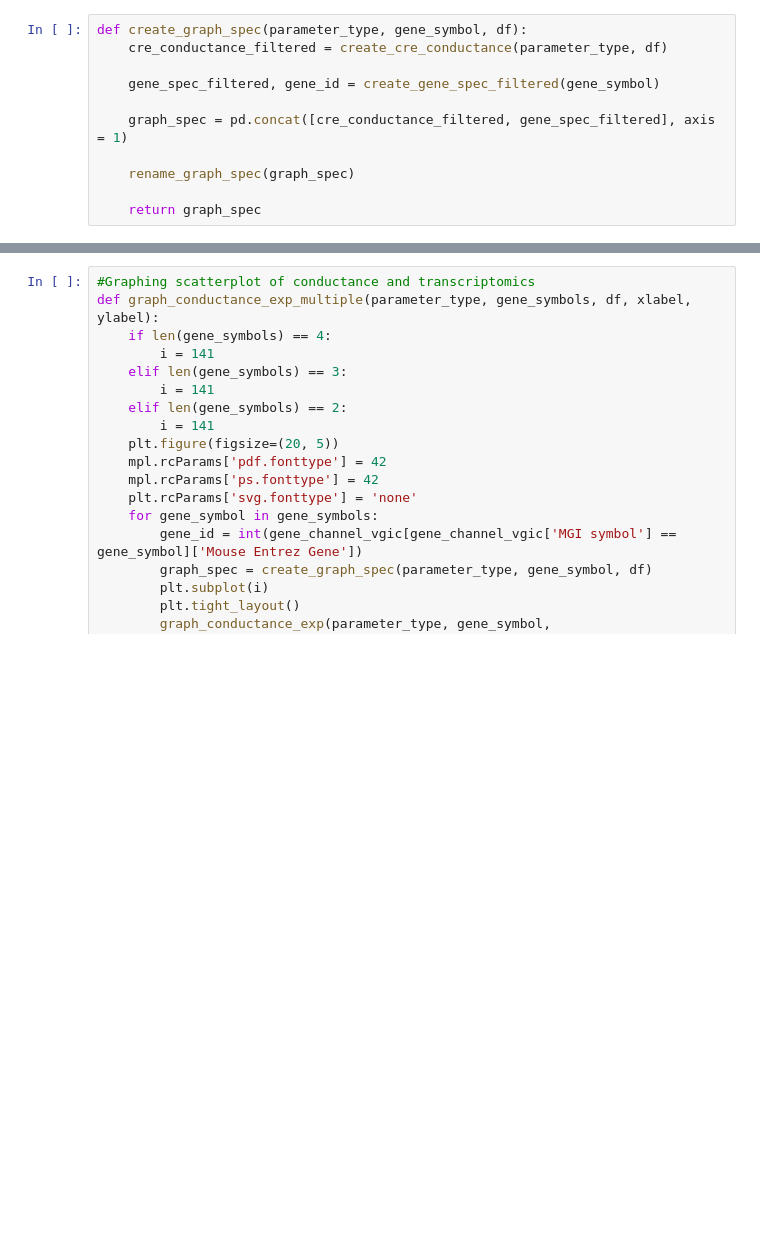
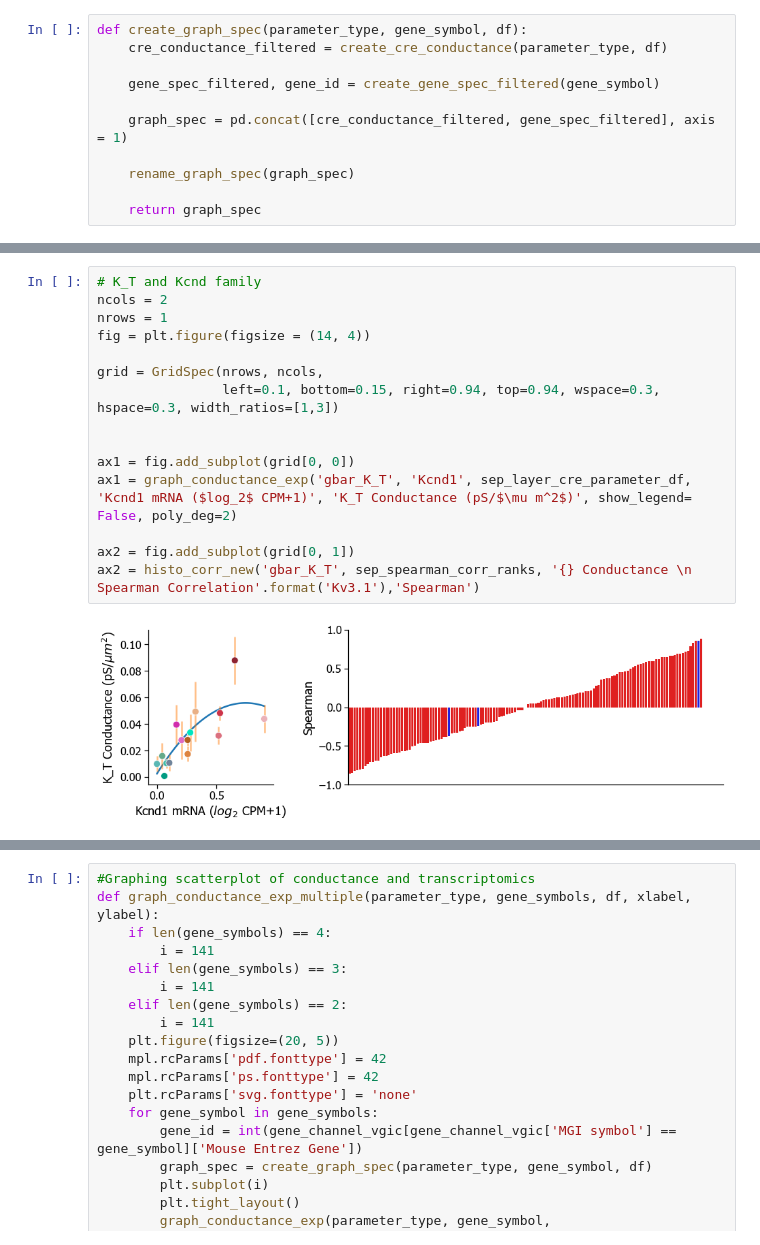
Before and after one commit to allen19981/Conductance_Parameter, a Jupyter notebook: Combining Graphs.ipynb, the cells around one changed output, grey strips where cells are left out. Drawn from its saved outputs; the diff is of its cells as text; blank space fills up the shorter version.

```diff
--- a/Combining Graphs.ipynb
+++ b/Combining Graphs.ipynb
@@ -251,0 +273,17 @@ graph_conductance_exp('gbar_Kv3_1', 'Kcnc2', sep_layer_cre_parameter_df, 'Kcnc2
+# %%
+# K_T and Kcnd family
+ncols = 2
+nrows = 1
+fig = plt.figure(figsize = (14, 4))
+
+grid = GridSpec(nrows, ncols,
+                left=0.1, bottom=0.15, right=0.94, top=0.94, wspace=0.3, hspace=0.3, width_ratios=[1,3])
+
+
+ax1 = fig.add_subplot(grid[0, 0])
+ax1 = graph_conductance_exp('gbar_K_T', 'Kcnd1', sep_layer_cre_parameter_df, 'Kcnd1 mRNA ($log_2$ CPM+1)', 'K_T Conductance (pS/$\mu m^2$)', show_legend= False, poly_deg=2)
+
+ax2 = fig.add_subplot(grid[0, 1])
+ax2 = histo_corr_new('gbar_K_T', sep_spearman_corr_ranks, '{} Conductance \n Spearman Correlation'.format('Kv3.1'),'Spearman')
+# %% [output]
+[figure, added]
```
Also changed, not shown: parts of 18 cells of this notebook.
